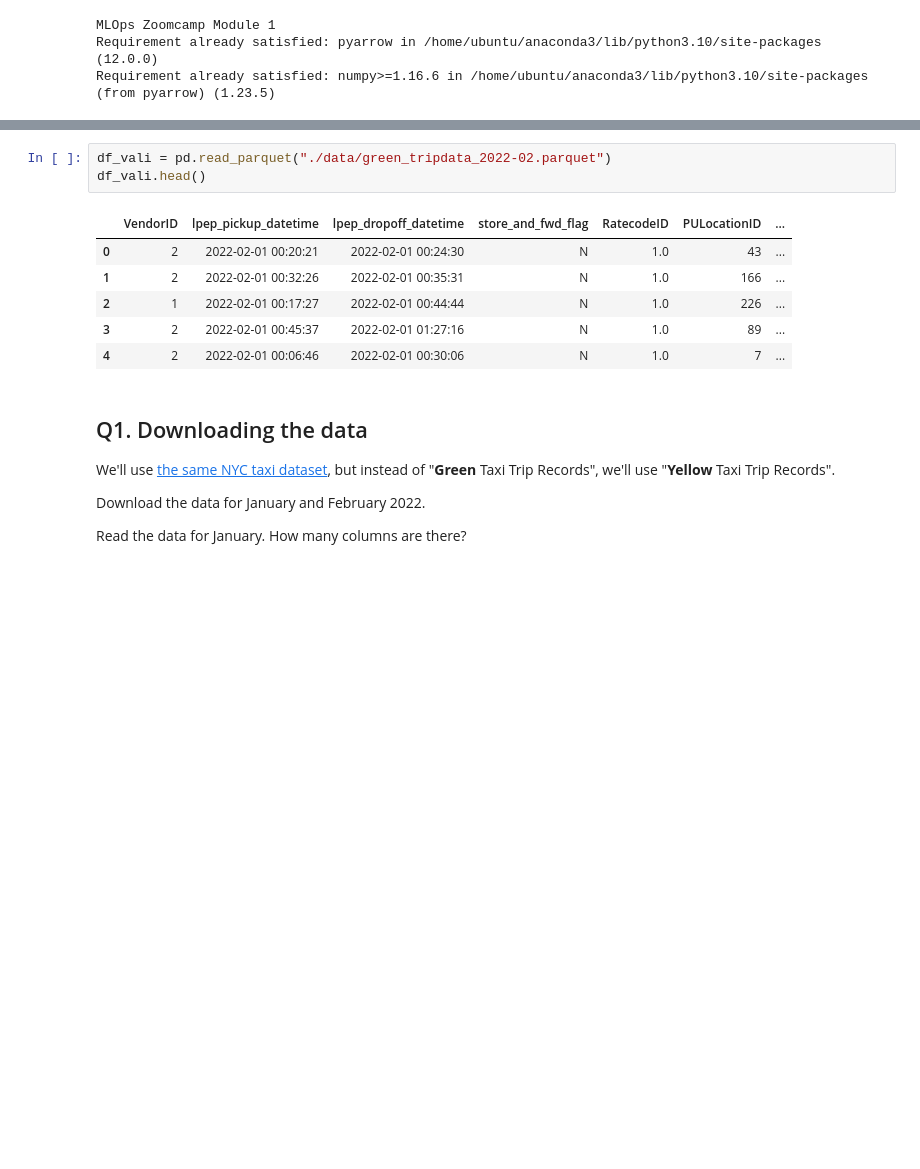
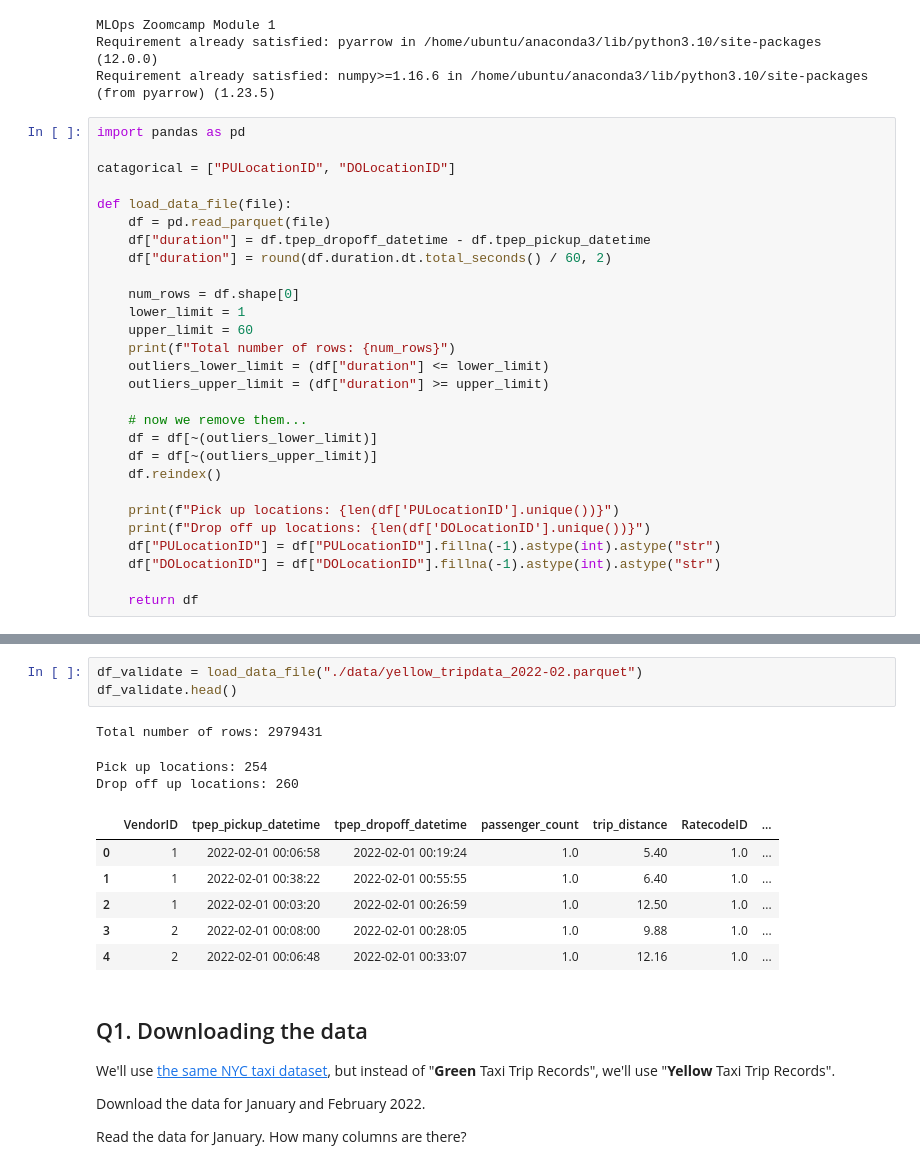
Before and after one commit to jaeyow/mlops_zoomcamp_2023, a Jupyter notebook: notebooks/module-1.ipynb, the cells around one changed output, grey strips where cells are left out. Drawn from its saved outputs; the diff is of its cells as text; blank space fills up the shorter version.

```diff
--- a/notebooks/module-1.ipynb
+++ b/notebooks/module-1.ipynb
@@ -5,4 +5,32 @@ print("MLOps Zoomcamp Module 1")
 MLOps Zoomcamp Module 1
 Requirement already satisfied: pyarrow in /home/ubuntu/anaconda3/lib/python3.10/site-packages (12.0.0)
 Requirement already satisfied: numpy>=1.16.6 in /home/ubuntu/anaconda3/lib/python3.10/site-packages (from pyarrow) (1.23.5)
+# %%
+import pandas as pd
+
+catagorical = ["PULocationID", "DOLocationID"]
+
+def load_data_file(file):
+    df = pd.read_parquet(file)
+    df["duration"] = df.tpep_dropoff_datetime - df.tpep_pickup_datetime
+    df["duration"] = round(df.duration.dt.total_seconds() / 60, 2)
+
+    num_rows = df.shape[0]
+    lower_limit = 1
+    upper_limit = 60
+    print(f"Total number of rows: {num_rows}")
+    outliers_lower_limit = (df["duration"] <= lower_limit)
+    outliers_upper_limit = (df["duration"] >= upper_limit)
+
+    # now we remove them...
+    df = df[~(outliers_lower_limit)]
+    df = df[~(outliers_upper_limit)]
+    df.reindex()
+
+    print(f"Pick up locations: {len(df['PULocationID'].unique())}")
+    print(f"Drop off up locations: {len(df['DOLocationID'].unique())}")
+    df["PULocationID"] = df["PULocationID"].fillna(-1).astype(int).astype("str")
+    df["DOLocationID"] = df["DOLocationID"].fillna(-1).astype(int).astype("str")
+
+    return df
 # %%
@@ -19,13 +49,16 @@ df.head()
 # %%
-df_vali = pd.read_parquet("./data/green_tripdata_2022-02.parquet")
-df_vali.head()
+df_validate = load_data_file("./data/yellow_tripdata_2022-02.parquet")
+df_validate.head()
 # %% [output]
+Total number of rows: 2979431
+Pick up locations: 254
+Drop off up locations: 260
-|  | VendorID | lpep_pickup_datetime | lpep_dropoff_datetime | store_and_fwd_flag | RatecodeID | PULocationID | ... |
-| 0 | 2 | 2022-02-01 00:20:21 | 2022-02-01 00:24:30 | N | 1.0 | 43 | ... |
-| 1 | 2 | 2022-02-01 00:32:26 | 2022-02-01 00:35:31 | N | 1.0 | 166 | ... |
-| 2 | 1 | 2022-02-01 00:17:27 | 2022-02-01 00:44:44 | N | 1.0 | 226 | ... |
-| 3 | 2 | 2022-02-01 00:45:37 | 2022-02-01 01:27:16 | N | 1.0 | 89 | ... |
-| 4 | 2 | 2022-02-01 00:06:46 | 2022-02-01 00:30:06 | N | 1.0 | 7 | ... |
+|  | VendorID | tpep_pickup_datetime | tpep_dropoff_datetime | passenger_count | trip_distance | RatecodeID | ... |
+| 0 | 1 | 2022-02-01 00:06:58 | 2022-02-01 00:19:24 | 1.0 | 5.40 | 1.0 | ... |
+| 1 | 1 | 2022-02-01 00:38:22 | 2022-02-01 00:55:55 | 1.0 | 6.40 | 1.0 | ... |
+| 2 | 1 | 2022-02-01 00:03:20 | 2022-02-01 00:26:59 | 1.0 | 12.50 | 1.0 | ... |
+| 3 | 2 | 2022-02-01 00:08:00 | 2022-02-01 00:28:05 | 1.0 | 9.88 | 1.0 | ... |
+| 4 | 2 | 2022-02-01 00:06:48 | 2022-02-01 00:33:07 | 1.0 | 12.16 | 1.0 | ... |
 # %% [markdown]
 ## Q1. Downloading the data
 
```
Also changed, not shown: parts of 18 cells of this notebook, 2 other files.
